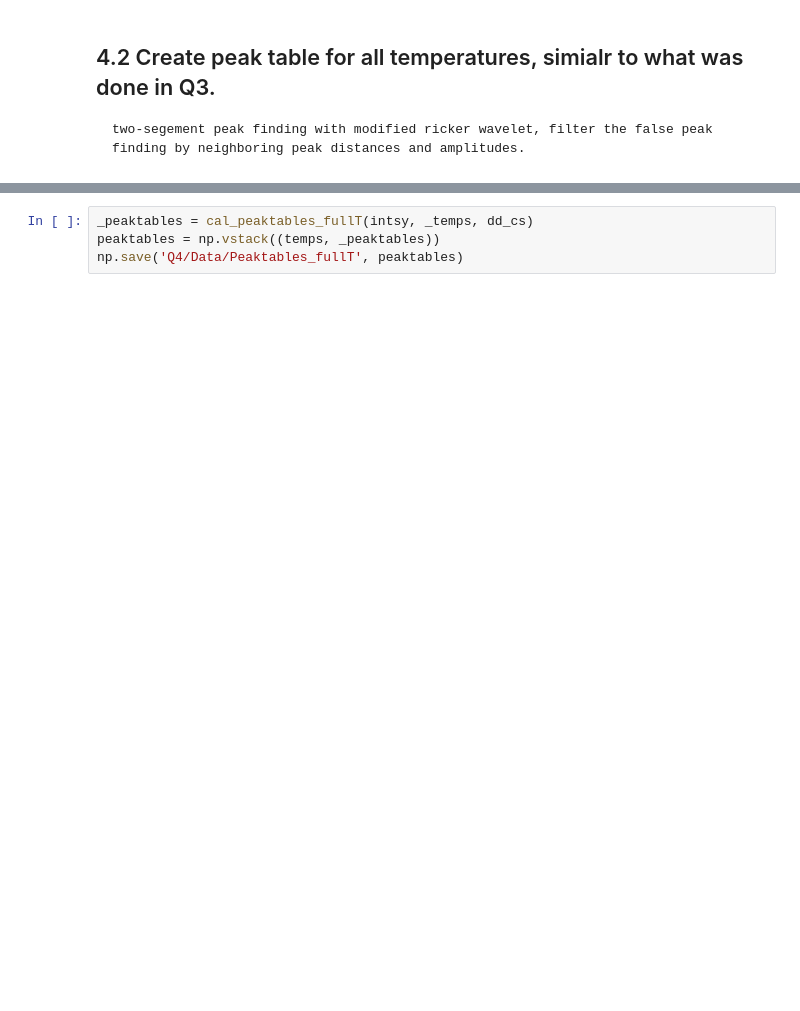
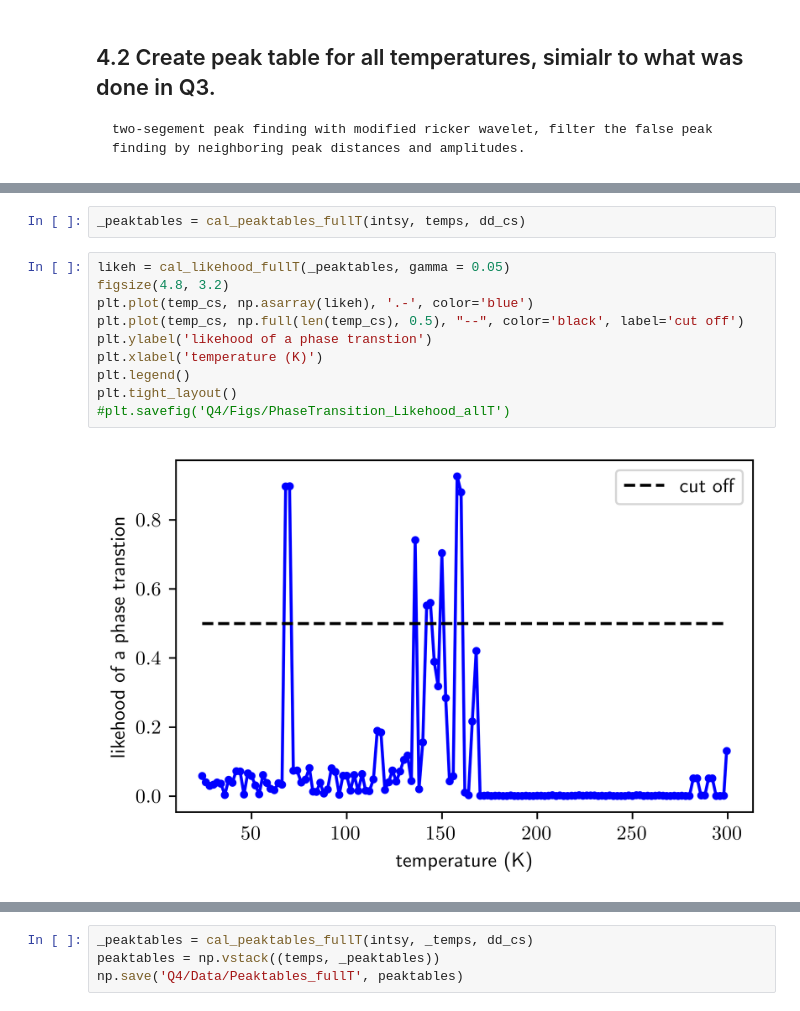
Before and after one commit to yaohualiu/NPD, a Jupyter notebook: NPD_Q4.ipynb, the cells around one changed output, grey strips where cells are left out. Saved outputs shown, nothing was run; the diff lists cells and outputs as text; blank space fills up the shorter version.

```diff
--- a/NPD_Q4.ipynb
+++ b/NPD_Q4.ipynb
@@ -529,2 +561,16 @@ def plot_peakloc_indx(intsymap, pars, bin_cs, peakind, par_val=0, outputfilename
+# %%
+_peaktables = cal_peaktables_fullT(intsy, temps, dd_cs)
+# %%
+likeh = cal_likehood_fullT(_peaktables, gamma = 0.05)
+figsize(4.8, 3.2)
+plt.plot(temp_cs, np.asarray(likeh), '.-', color='blue')
+plt.plot(temp_cs, np.full(len(temp_cs), 0.5), "--", color='black', label='cut off')
+plt.ylabel('likehood of a phase transtion')
+plt.xlabel('temperature (K)')
+plt.legend()
+plt.tight_layout()
+#plt.savefig('Q4/Figs/PhaseTransition_Likehood_allT')
+# %% [output]
+[figure, added]
 # %%
 # peak table at a single temperature.
```
Also changed, not shown: parts of 28 cells of this notebook.
